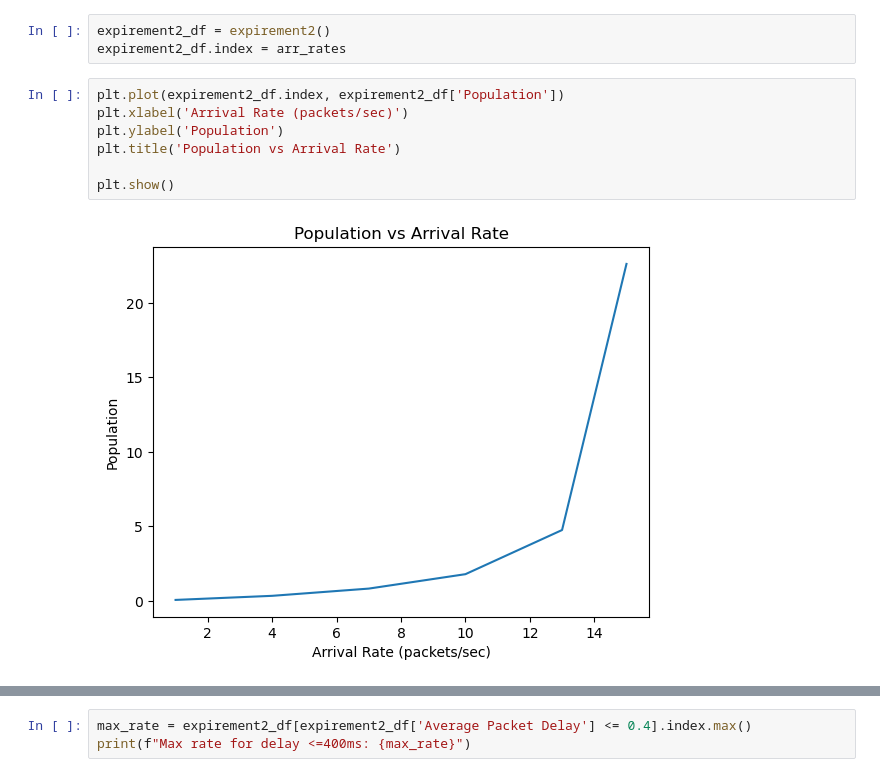
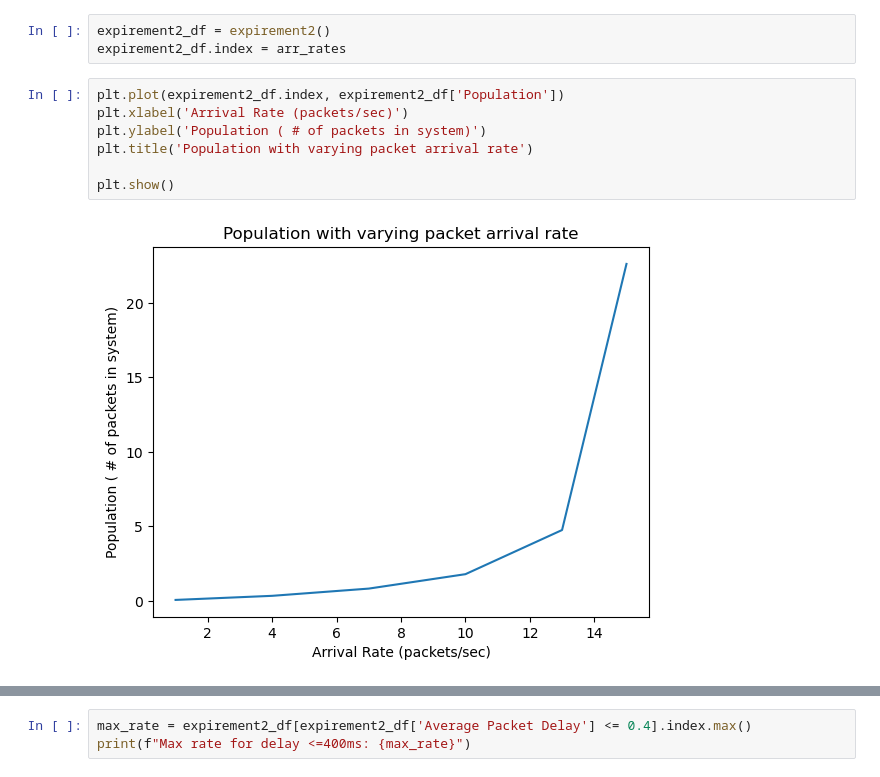
Before and after one commit to amantham20/Project2-ECE-842, a Jupyter notebook: Project2.ipynb, the cells around one changed output, grey strips where cells are left out. Drawn from its saved outputs; the diff is of its cells as text.

```diff
--- a/Project2.ipynb
+++ b/Project2.ipynb
@@ -146,12 +153,12 @@ expirement2_df.index = arr_rates
 # %%
 plt.plot(expirement2_df.index, expirement2_df['Population'])
 plt.xlabel('Arrival Rate (packets/sec)')
-plt.ylabel('Population')
-plt.title('Population vs Arrival Rate')
+plt.ylabel('Population ( # of packets in system)')
+plt.title('Population with varying packet arrival rate')
 
 plt.show()
 # %% [output]
-[figure, old version]
+[figure, new version]
 # %%
 plt.plot(expirement2_df.index, expirement2_df['Average Packet Delay'])
 plt.xlabel('Arrival Rate (packets/sec)')
```
Also changed, not shown: parts of 13 cells of this notebook.
